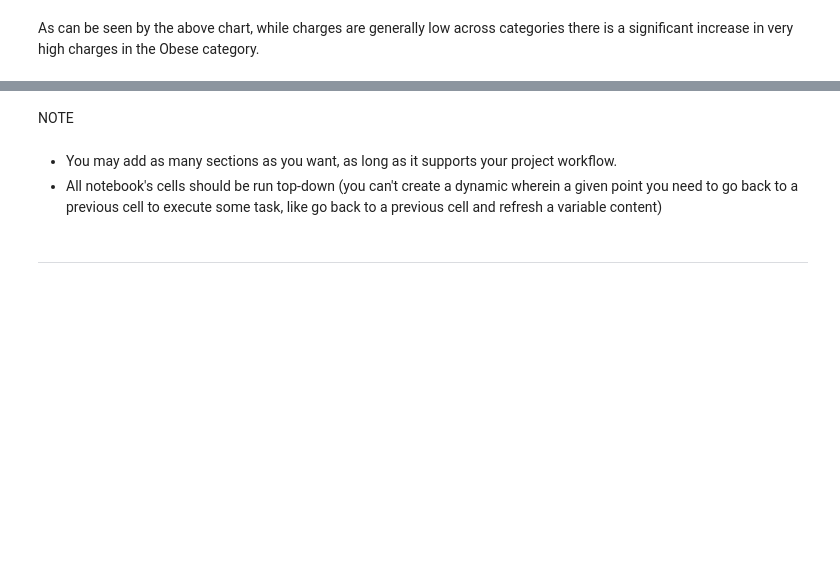
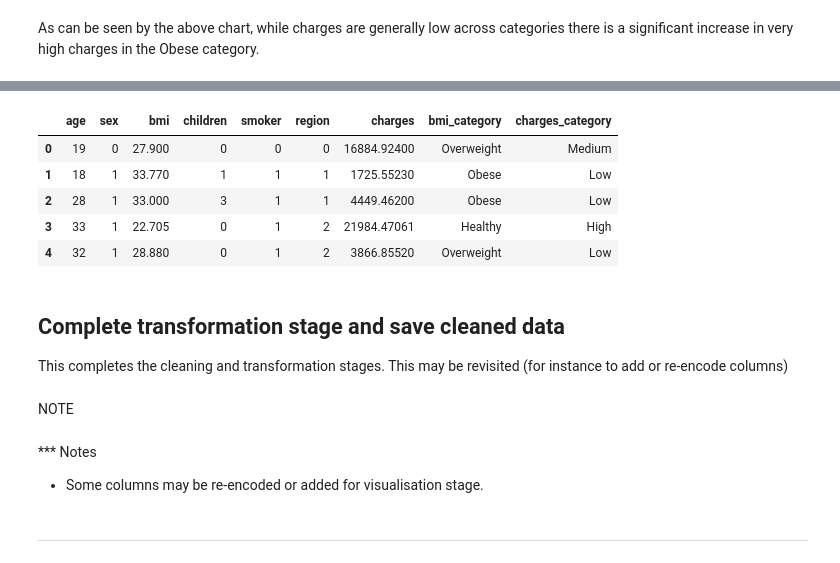
Before and after one commit to Mikeecee1/HealthInsuranceAnalysis, a Jupyter notebook: jupyter_notebooks/Extraction.ipynb, the cells around one changed output, grey strips where cells are left out. Cells and saved outputs as stored; diff of their text form; code cells hidden in the pictures; blank space fills up the shorter version.

```diff
--- a/jupyter_notebooks/Extraction.ipynb
+++ b/jupyter_notebooks/Extraction.ipynb
@@ -243,5 +247,29 @@ As can be seen by the above chart, while charges are generally low across catego
+# %%
+#import feature-engine to encode data
+from feature_engine.imputation import DropMissingData
+from feature_engine.encoding import OrdinalEncoder
+from sklearn.pipeline import Pipeline
+
+# Create a pipeline with the ordinal encoder to encode sex, smoker and region columns. Have included dropmissing data, as although there were no missing values in the dataset, it is a good practice to include it in the pipeline.
+pipeline = Pipeline(steps=[
+    ('drop_na', DropMissingData() ),
+    ('encoder', OrdinalEncoder(encoding_method='arbitrary', variables=['sex', 'smoker', 'region']))
+])
+
+# Fit the pipeline to the raw_df DataFrame
+
+encoded_df = pipeline.fit_transform(raw_df)
+encoded_df.head()
+# %% [output]
+|  | age | sex | bmi | children | smoker | region | charges | bmi_category | charges_category |
+| 0 | 19 | 0 | 27.900 | 0 | 0 | 0 | 16884.92400 | Overweight | Medium |
+| 1 | 18 | 1 | 33.770 | 1 | 1 | 1 | 1725.55230 | Obese | Low |
+| 2 | 28 | 1 | 33.000 | 3 | 1 | 1 | 4449.46200 | Obese | Low |
+| 3 | 33 | 1 | 22.705 | 0 | 1 | 2 | 21984.47061 | Healthy | High |
+| 4 | 32 | 1 | 28.880 | 0 | 1 | 2 | 3866.85520 | Overweight | Low |
+# %% [markdown]
+## Complete transformation stage and save cleaned data
+
+This completes the cleaning and transformation stages. This may be revisited (for instance to add or re-encode columns)
 # %% [markdown]
 NOTE
-# %% [markdown]
-* You may add as many sections as you want, as long as it supports your project workflow.
-* All notebook's cells should be run top-down (you can't create a dynamic wherein a given point you need to go back to a previous cell to execute some task, like go back to a previous cell and refresh a variable content)
@@ -248,2 +279,6 @@ NOTE
+# %% [markdown]
+*** Notes
+
+* Some columns may be re-encoded or added for visualisation stage.
 # %% [markdown]
 ---
```
Also changed, not shown: parts of 12 cells of this notebook, 1 other file.
